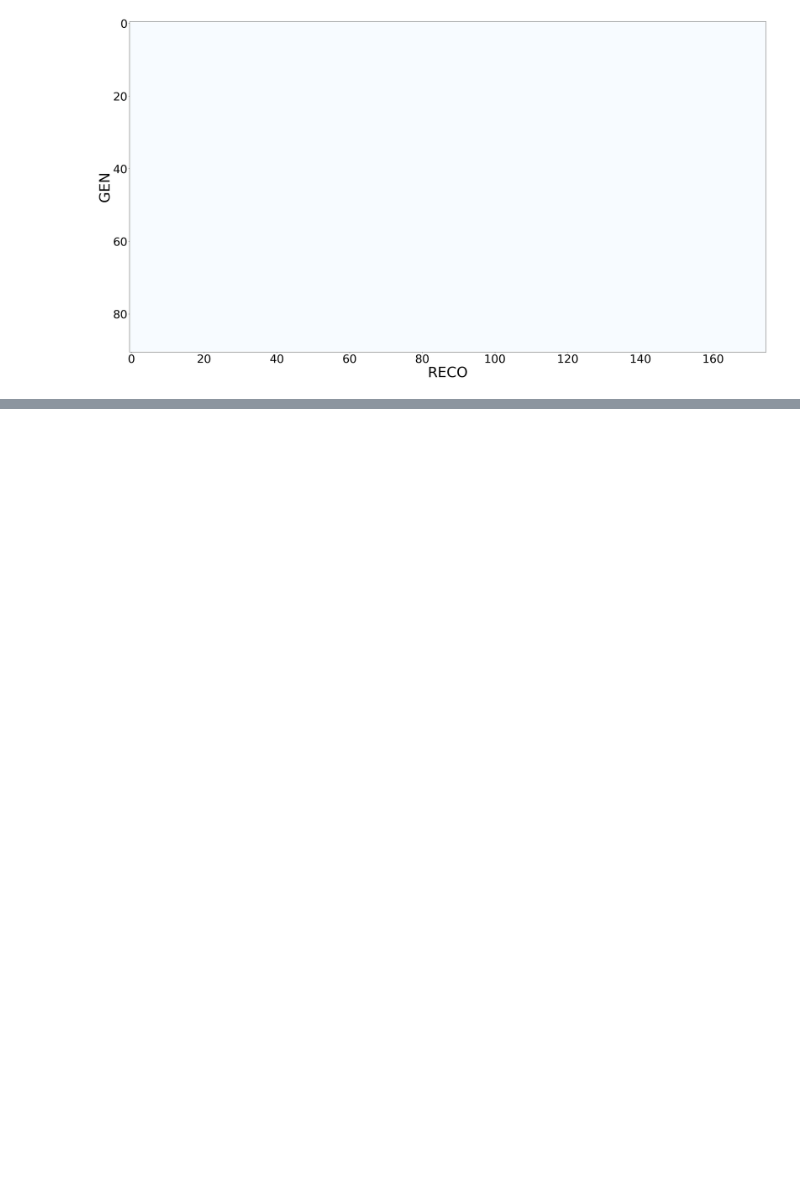
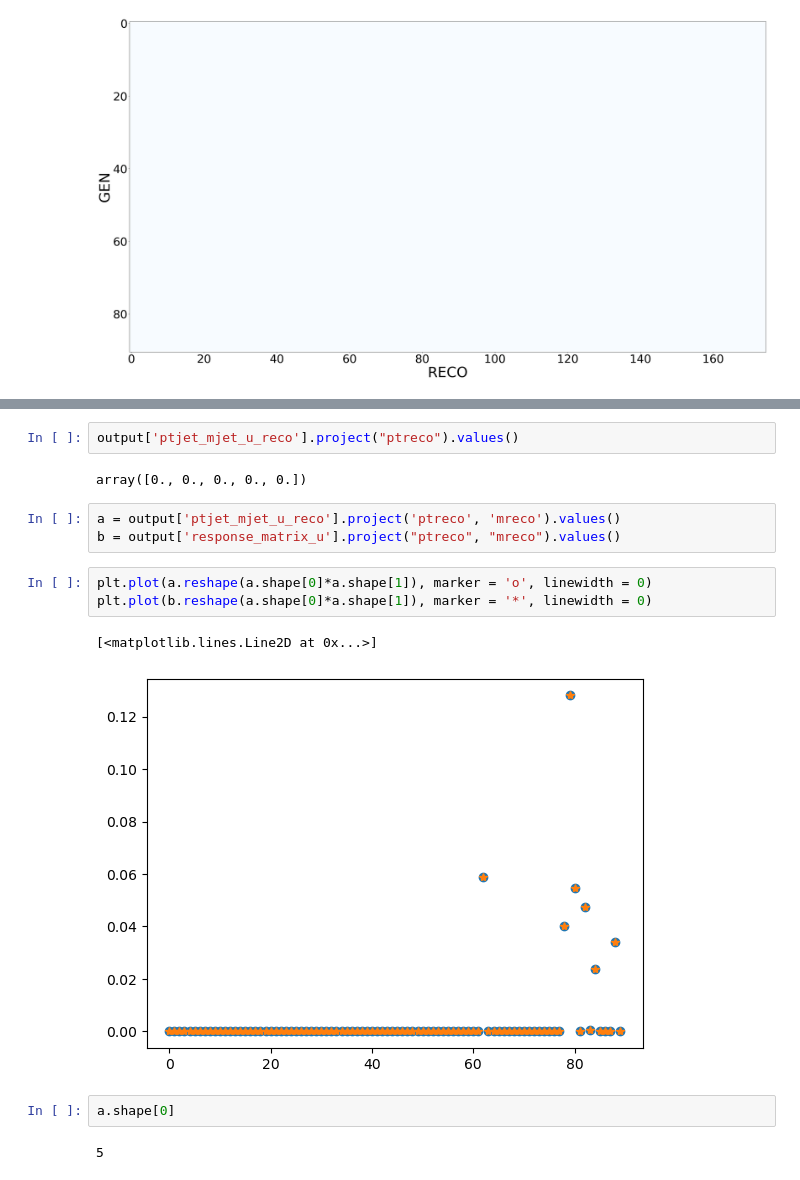
Before and after one commit to mandalaritra1/zjet, a Jupyter notebook: response_maker_nanov9.ipynb, the cells around one changed output, grey strips where cells are left out. Saved outputs shown, nothing was run; the diff lists cells and outputs as text; blank space fills up the shorter version.

```diff
--- a/response_maker_nanov9.ipynb
+++ b/response_maker_nanov9.ipynb
@@ -208,0 +402,17 @@ plt.legend()
+# %%
+output['ptjet_mjet_u_reco'].project("ptreco").values()
+# %% [output]
+array([0., 0., 0., 0., 0.])
+# %%
+a = output['ptjet_mjet_u_reco'].project('ptreco', 'mreco').values()
+b = output['response_matrix_u'].project("ptreco", "mreco").values()
+# %%
+plt.plot(a.reshape(a.shape[0]*a.shape[1]), marker = 'o', linewidth = 0)
+plt.plot(b.reshape(a.shape[0]*a.shape[1]), marker = '*', linewidth = 0)
+# %% [output]
+[<matplotlib.lines.Line2D at 0x...>]
+[figure, added]
+# %%
+a.shape[0]
+# %% [output]
+5
```
Also changed, not shown: parts of 42 cells of this notebook, 10 other files.
